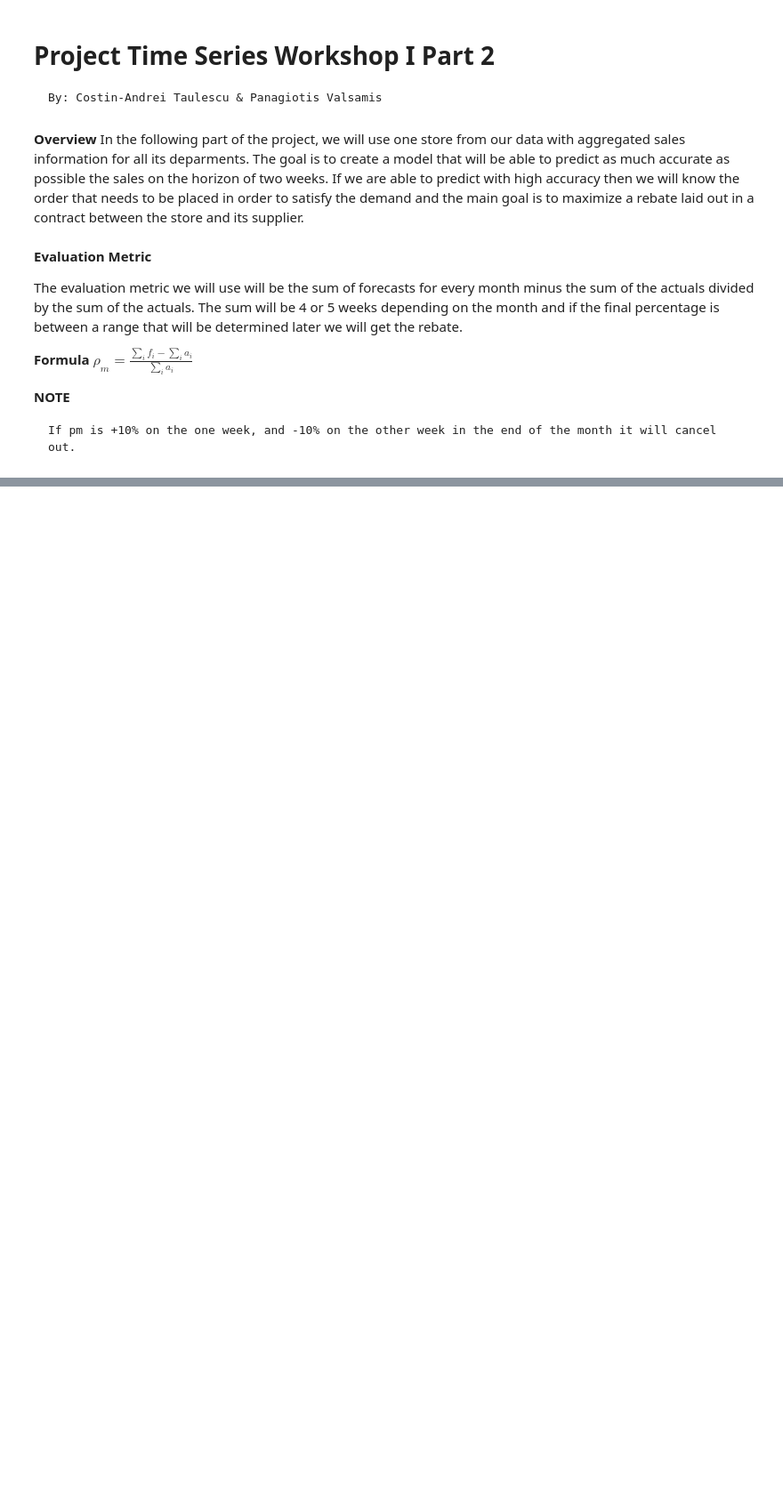
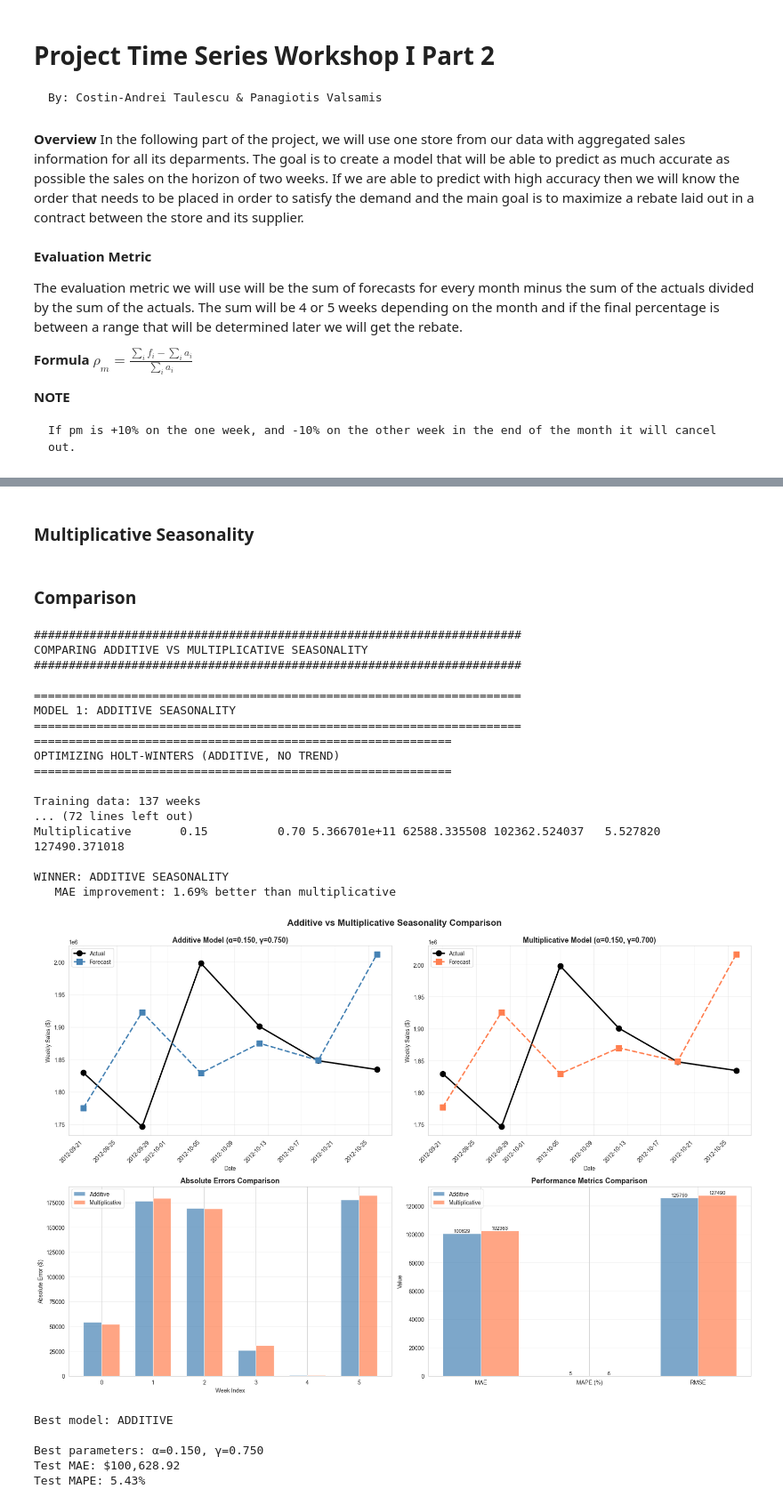
Before and after one commit to ValsamisP/Time-Series-Forecasting-using-Walmart-Data, a Jupyter notebook: Part2.ipynb, the cells around one changed output, grey strips where cells are left out. Shown at 89% size. Cells and saved outputs as stored; diff of their text form; code cells hidden in the pictures; blank space fills up the shorter version.

```diff
--- a/Part2.ipynb
+++ b/Part2.ipynb
@@ -27,0 +28,15 @@ We will use at least 6 months for testing, depending on the amount of data, idea
+# %%
+import pandas as pd
+import numpy as np
+import matplotlib.pyplot as plt
+import seaborn as sns
+from datetime import datetime, timedelta
+import warnings
+warnings.filterwarnings("ignore")
+import locale
+locale.setlocale(locale.LC_TIME, "English_United States.1252")
+
+sns.set_style("whitegrid")
+plt.rcParams['figure.figsize'] = (14, 6)
+
+import matplotlib.dates as mdates
@@ -27,0 +684,2 @@ We will use at least 6 months for testing, depending on the amount of data, idea
+# %% [markdown]
+### Multiplicative Seasonality
@@ -27,0 +866,2 @@ We will use at least 6 months for testing, depending on the amount of data, idea
+# %% [markdown]
+### Comparison
@@ -27,0 +1044,52 @@ We will use at least 6 months for testing, depending on the amount of data, idea
+# %%
+# ============================================
+# RUN COMPLETE COMPARISON
+# ============================================
+
+# Compare both models
+comparison_results = compare_additive_vs_multiplicative(train_df, test_df)
+
+# Visualize comparison
+plot_additive_vs_multiplicative(comparison_results)
+
+# Access the winner
+winner = comparison_results['winner']
+print(f"\nBest model: {winner}")
+
+# Get the best model's results for Step 2
+if winner == 'ADDITIVE':
+    best_params = comparison_results['additive']['params']
+    best_results = comparison_results['additive']['results']
+    best_metrics = comparison_results['additive']['metrics']
+else:
+    best_params = comparison_results['multiplicative']['params']
+    best_results = comparison_results['multiplicative']['results']
+    best_metrics = comparison_results['multiplicative']['metrics']
+
+print(f"\nBest parameters: α={best_params[0]:.3f}, γ={best_params[1]:.3f}")
+print(f"Test MAE: ${best_metrics['MAE']:,.2f}")
+print(f"Test MAPE: {best_metrics['MAPE']:.2f}%")
+# %% [output]
+######################################################################
+COMPARING ADDITIVE VS MULTIPLICATIVE SEASONALITY
+######################################################################
+
+======================================================================
+MODEL 1: ADDITIVE SEASONALITY
+======================================================================
+============================================================
+OPTIMIZING HOLT-WINTERS (ADDITIVE, NO TREND)
+============================================================
+
+Training data: 137 weeks
+... (72 lines left out)
+Multiplicative       0.15          0.70 5.366701e+11 62588.335508 102362.524037   5.527820 127490.371018
+
+WINNER: ADDITIVE SEASONALITY
+   MAE improvement: 1.69% better than multiplicative
+[figure, added]
+Best model: ADDITIVE
+
+Best parameters: α=0.150, γ=0.750
+Test MAE: $100,628.92
+Test MAPE: 5.43%
```
Also changed, not shown: parts of 34 cells of this notebook.
